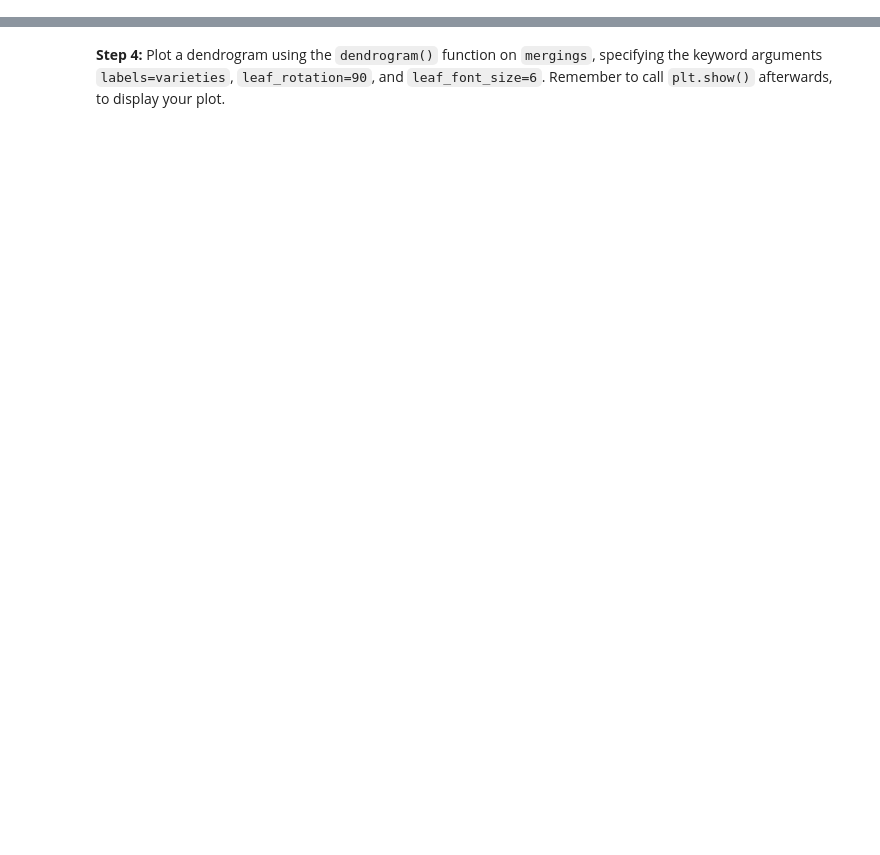
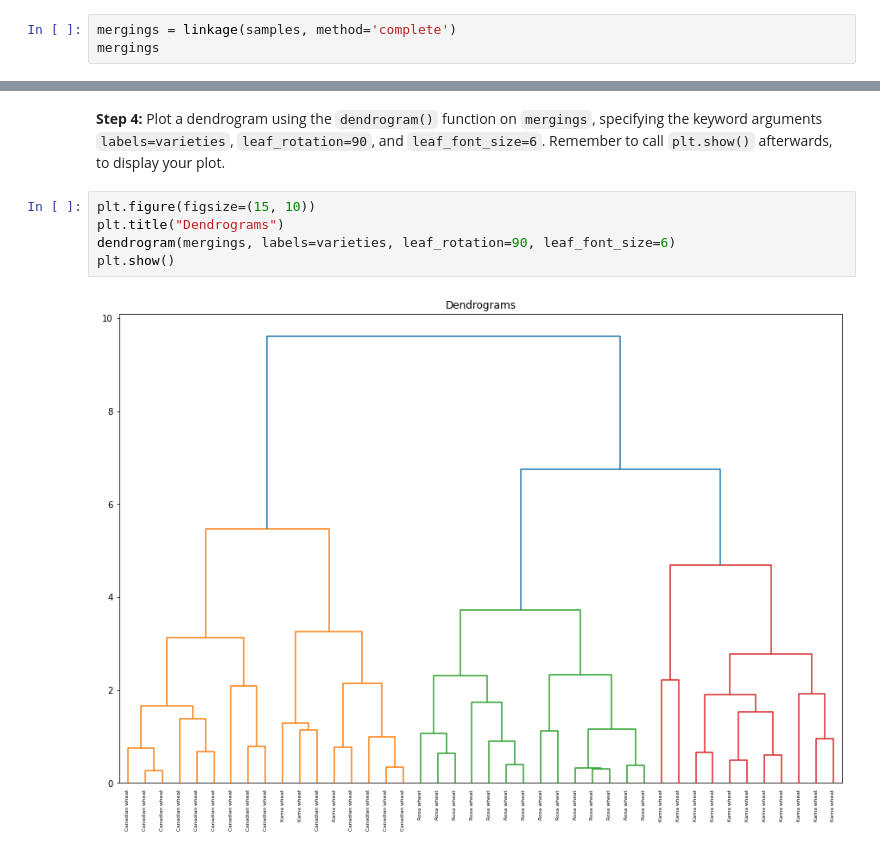
Before and after one commit to kvtang1511/forwardschool-ads-exercise, a Jupyter notebook: Week 6/W6 - Exercise 3 - Hierarchical_clustering_grain.ipynb, the cells around one changed output, grey strips where cells are left out. Cells and saved outputs as stored; diff of their text form; blank space fills up the shorter version.

```diff
--- a/Week 6/W6 - Exercise 3 - Hierarchical_clustering_grain.ipynb
+++ b/Week 6/W6 - Exercise 3 - Hierarchical_clustering_grain.ipynb
@@ -24,2 +27,5 @@ samples = seeds_df.values
 # %% [markdown]
 **Step 3:** Perform hierarchical clustering on `samples` using the `linkage()` function with the `method='complete'` keyword argument. Assign the result to `mergings`.
+# %%
+mergings = linkage(samples, method='complete')
+mergings
@@ -26,2 +50,9 @@ samples = seeds_df.values
 # %% [markdown]
 **Step 4:** Plot a dendrogram using the `dendrogram()` function on `mergings`, specifying the keyword arguments `labels=varieties`, `leaf_rotation=90`, and `leaf_font_size=6`.  Remember to call `plt.show()` afterwards, to display your plot.
+# %%
+plt.figure(figsize=(15, 10))
+plt.title("Dendrograms")
+dendrogram(mergings, labels=varieties, leaf_rotation=90, leaf_font_size=6)
+plt.show()
+# %% [output]
+[figure, added]
```
Also changed, not shown: parts of 2 cells of this notebook, 1 other file.
